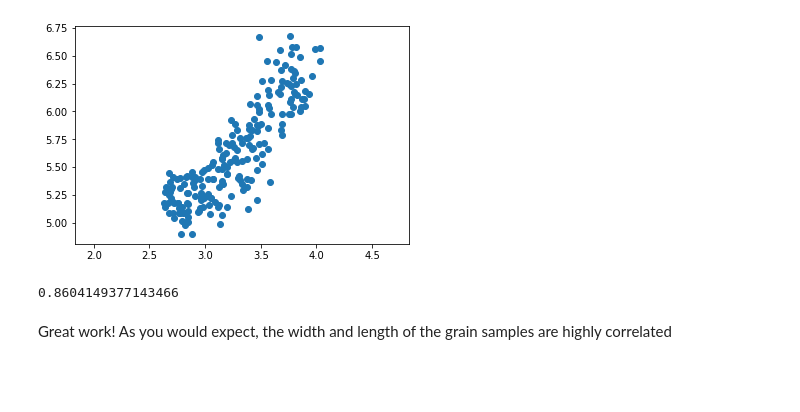
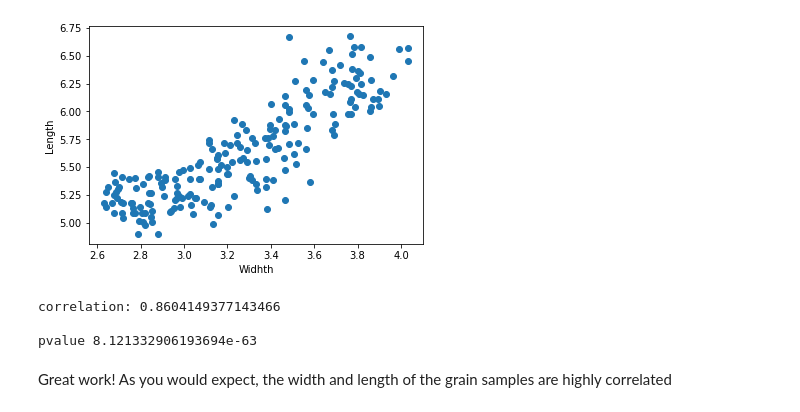
Before and after one commit to iqbalamo93/Unsupervised-Learning, a Jupyter notebook: Clustering/3.PCA_Decoorelation_NMF.ipynb, the cells around one changed output. Saved outputs shown, nothing was run; the diff lists cells and outputs as text; code cells hidden in the pictures; blank space fills up the shorter version.

```diff
--- a/Clustering/3.PCA_Decoorelation_NMF.ipynb
+++ b/Clustering/3.PCA_Decoorelation_NMF.ipynb
@@ -34,26 +52,31 @@ Name: Names, dtype: int64
 # %%
 # Perform the necessary imports
 import matplotlib.pyplot as plt
 from scipy.stats import pearsonr
 
 # Assign column of grains: width
 width = seed.iloc[:,4].values
 
 # Assign column of grains: length
 length = seed.iloc[:,3].values
 # Scatter plot width vs length
 plt.scatter(width, length)
-plt.axis('equal')
+plt.xlabel('Widhth')
+plt.ylabel('Length')
+#plt.axis('equal')
 plt.show()
 
 # Calculate the Pearson correlation
 correlation, pvalue = pearsonr(width, length)
 
 # Display the correlation
-print(correlation)
+print('correlation:',correlation,end='\n\n')
+print('pvalue',pvalue)
 # %% [output]
-[figure, old version]
+[figure, new version]
-0.8604149377143466
+correlation: 0.8604149377143466
+
+pvalue 8.121332906193694e-63
 # %% [markdown]
 Great work! As you would expect, the width and length of the grain samples are highly correlated
 # %% [markdown]
```
Also changed, not shown: parts of 88 cells of this notebook.
